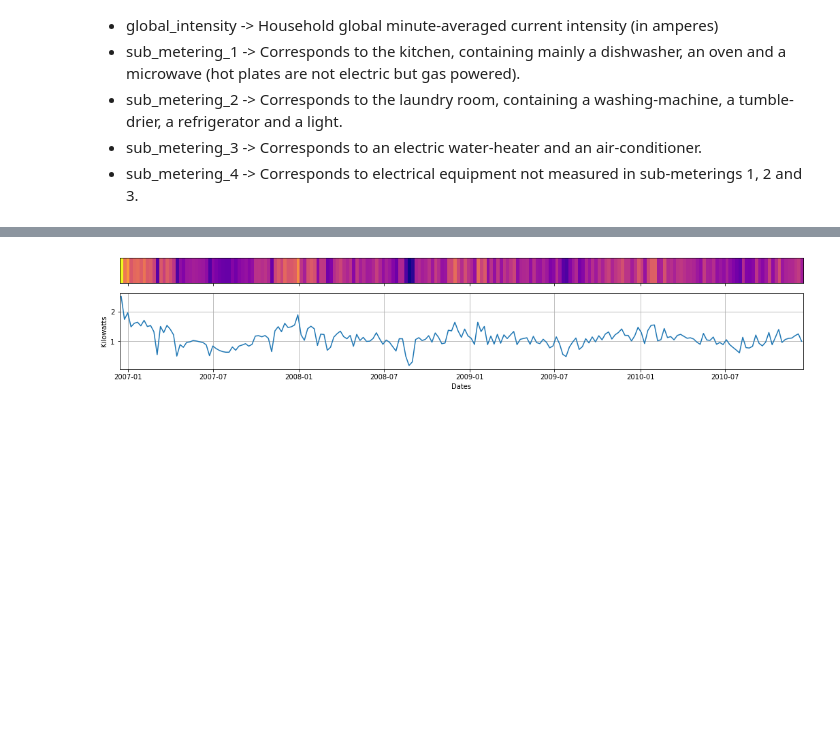
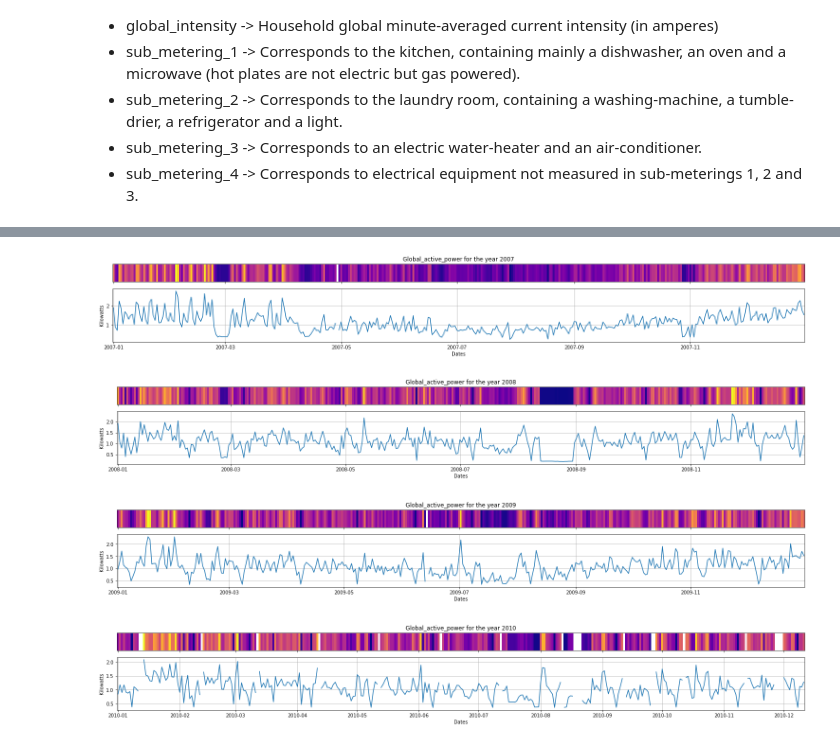
Before and after one commit to PacoV3/ml-ops, a Jupyter notebook: local-dev/power-analysis.ipynb, the cells around one changed output, grey strips where cells are left out. Drawn from its saved outputs; the diff is of its cells as text; code cells hidden in the pictures; blank space fills up the shorter version.

Commit message:
Analysis by year, column and days on a week

```diff
--- a/local-dev/power-analysis.ipynb
+++ b/local-dev/power-analysis.ipynb
@@ -21,9 +23,10 @@ def plot_time_values(input_df, size=(18,12)):
     plt.tight_layout()
 # %%
-def plot_time_with_heatmap(x, y, x_label, y_label, size=(24,6)):
+def plot_time_with_heatmap(x, y, x_label, y_label, title, size=(24,6)):
     _, (ax1,ax2) = plt.subplots(nrows=2, sharex=True, figsize=size, gridspec_kw={'height_ratios': [1, 3]})
     extent = [x[0]-(x[1]-x[0])/2., x[-1]+(x[1]-x[0])/2.,0,1]
     extent = mdates.date2num(extent)
+    ax1.set_title(title)
     ax1.imshow(np.expand_dims(y, axis=0), cmap="plasma", aspect="auto", extent=extent)
     ax1.set_yticks([])
     ax2.plot(x,y)
@@ -83,6 +106,11 @@ plot_time_values(df_weekly.loc[::,['Sub_metering_1', 'Sub_metering_2', 'Sub_mete
 # %%
-x = df_weekly.loc[::].index
-y = df_weekly.loc[::]['Global_active_power']
-plot_time_with_heatmap(x, y, 'Dates', 'Kilowatts', size=(18,3))
+years = ['2007', '2008', '2009', '2010']
+for year in years:
+    x = df_daily.loc[year].index
+    y = df_daily.loc[year]['Global_active_power']
+    plot_time_with_heatmap(x, y, 'Dates', 'Kilowatts', title=f'Global_active_power for the year {year}', size=(26,3))
 # %% [output]
-[figure, old version]
+[figure, new version]
+[figure, added]
+[figure, added]
+[figure, added]
```
Also changed, not shown: parts of 14 cells of this notebook.
